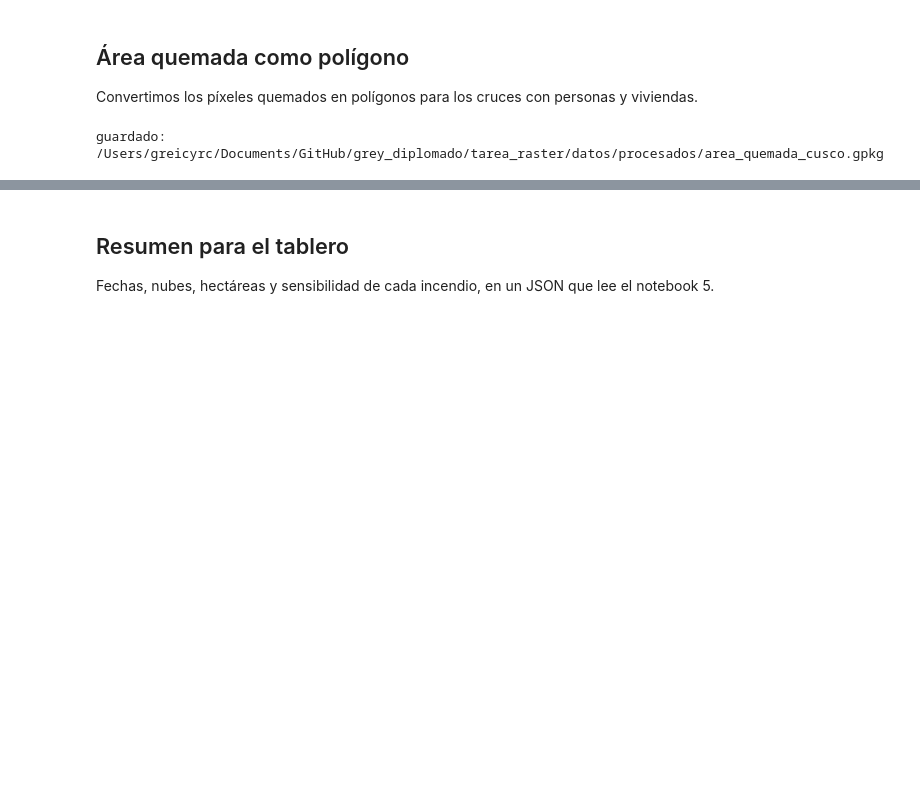
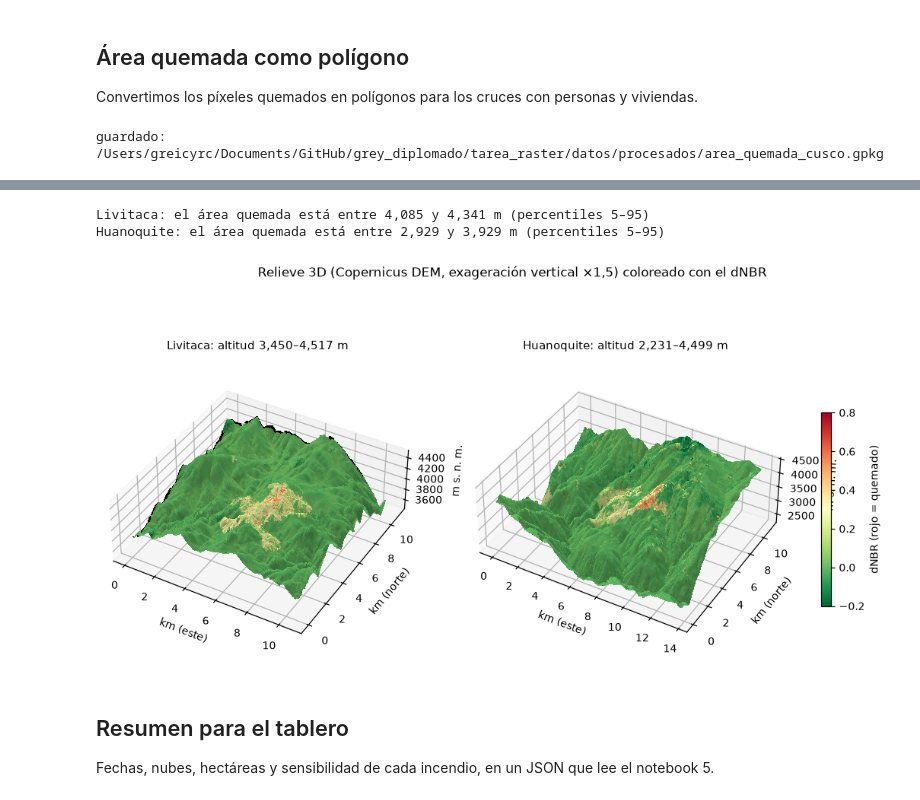
Before and after one commit to grey-d18/grey_diplomado, a Jupyter notebook: tarea_raster/03_raster_cusco.ipynb, the cells around one changed output, grey strips where cells are left out. Drawn from its saved outputs; the diff is of its cells as text; code cells hidden in the pictures; blank space fills up the shorter version.

```diff
--- a/tarea_raster/03_raster_cusco.ipynb
+++ b/tarea_raster/03_raster_cusco.ipynb
@@ -367,0 +376,36 @@ guardado: /Users/greicyrc/Documents/GitHub/grey_diplomado/tarea_raster/datos/pro
+# %%
+from matplotlib import cm
+from matplotlib.colors import Normalize, LightSource
+
+norma = Normalize(-0.2, 0.8)
+fig = plt.figure(figsize=(13, 6))
+for k, (nombre, caso) in enumerate(CASOS.items(), start=1):
+    items = catalogo.search(collections=["cop-dem-glo-30"], intersects=caso["caja"]).item_collection()
+    piezas = [recortar(it, "data", caso["caja"]) for it in items]
+    from rioxarray.merge import merge_arrays
+    dem = merge_arrays(piezas).rio.reproject_match(caso["ref"], resampling=Resampling.bilinear)
+    caso["dem"] = dem
+    z = dem.values[::3, ::3]
+    d = np.nan_to_num(caso["dnbr"].values[::3, ::3], nan=0)
+    xx, yy = np.meshgrid(dem.x.values[::3], dem.y.values[::3])
+    sombra = LightSource(315, 45).hillshade(z, vert_exag=1.5, dx=60, dy=60)
+    colores = cm.RdYlGn_r(norma(d))
+    colores[..., :3] *= (0.55 + 0.45 * sombra[..., None])            # sombreado para leer la forma
+    ax = fig.add_subplot(1, 2, k, projection="3d")
+    ax.plot_surface((xx - xx.min()) / 1000, (yy - yy.min()) / 1000, z, facecolors=colores,
+                    rstride=1, cstride=1, linewidth=0, antialiased=False, shade=False)
+    ax.set_box_aspect((1, (yy.max() - yy.min()) / (xx.max() - xx.min()), 0.35))
+    ax.view_init(elev=38, azim=-60)
+    ax.set_xlabel("km (este)"); ax.set_ylabel("km (norte)"); ax.set_zlabel("m s. n. m.")
+    ax.set_title(f"{nombre}: altitud {np.nanmin(z):,.0f}–{np.nanmax(z):,.0f} m", fontsize=10)
+    v = caso["zona"]
+    print(f"{nombre}: el área quemada está entre {np.nanpercentile(dem.values[v], 5):,.0f} y "
+          f"{np.nanpercentile(dem.values[v], 95):,.0f} m (percentiles 5–95)")
+sm = cm.ScalarMappable(norm=norma, cmap="RdYlGn_r")
+fig.colorbar(sm, ax=fig.axes, shrink=0.5, label="dNBR (rojo = quemado)")
+fig.suptitle("Relieve 3D (Copernicus DEM, exageración vertical ×1,5) coloreado con el dNBR", fontsize=11)
+fig.savefig(FIG / "03_relieve_3d.png", dpi=150); plt.show()
+# %% [output]
+Livitaca: el área quemada está entre 4,085 y 4,341 m (percentiles 5–95)
+Huanoquite: el área quemada está entre 2,929 y 3,929 m (percentiles 5–95)
+[figure, added]
```
Also changed, not shown: parts of 7 cells of this notebook, 39 other files.
